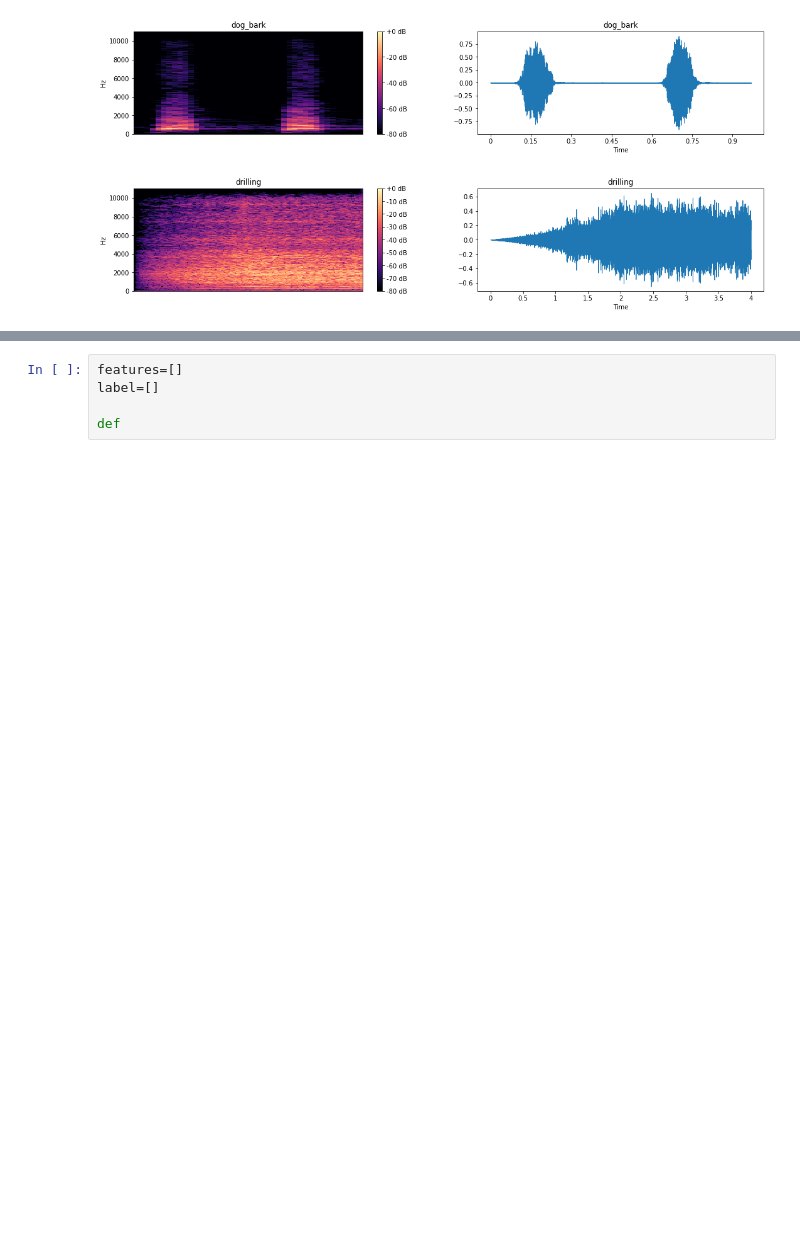
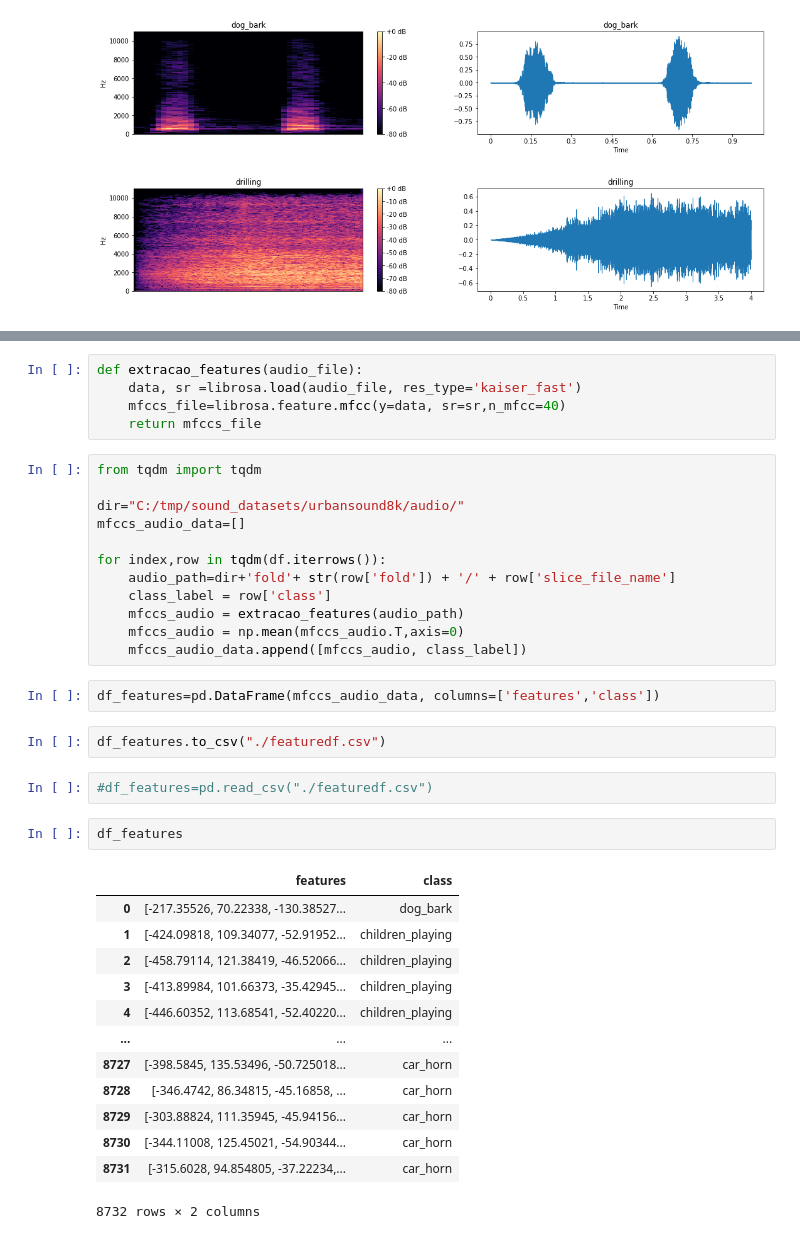
Before and after one commit to iara113/Urban-Sounds---Deep-Learning, a Jupyter notebook: UrbanSound.ipynb, the cells around one changed output, grey strips where cells are left out. Drawn from its saved outputs; the diff is of its cells as text; blank space fills up the shorter version.

```diff
--- a/UrbanSound.ipynb
+++ b/UrbanSound.ipynb
@@ -199,5 +189,39 @@ for i in range(192, 197, 2):
+# %%
+def extracao_features(audio_file):
+    data, sr =librosa.load(audio_file, res_type='kaiser_fast')
+    mfccs_file=librosa.feature.mfcc(y=data, sr=sr,n_mfcc=40)
+    return mfccs_file
+# %%
+from tqdm import tqdm
+
+dir="C:/tmp/sound_datasets/urbansound8k/audio/"
+mfccs_audio_data=[]
+
+for index,row in tqdm(df.iterrows()):
+    audio_path=dir+'fold'+ str(row['fold']) + '/' + row['slice_file_name']
+    class_label = row['class']
+    mfccs_audio = extracao_features(audio_path)
+    mfccs_audio = np.mean(mfccs_audio.T,axis=0)
+    mfccs_audio_data.append([mfccs_audio, class_label])
+# %%
+df_features=pd.DataFrame(mfccs_audio_data, columns=['features','class'])
+# %%
+df_features.to_csv("./featuredf.csv")
+# %%
+#df_features=pd.read_csv("./featuredf.csv")
 # %%
-features=[]
-label=[]
-
-def
+df_features
+# %% [output]
+|  | features | class |
+| 0 | [-217.35526, 70.22338, -130.38527... | dog_bark |
+| 1 | [-424.09818, 109.34077, -52.91952... | children_playing |
+| 2 | [-458.79114, 121.38419, -46.52066... | children_playing |
+| 3 | [-413.89984, 101.66373, -35.42945... | children_playing |
+| 4 | [-446.60352, 113.68541, -52.40220... | children_playing |
+| ... | ... | ... |
+| 8727 | [-398.5845, 135.53496, -50.725018... | car_horn |
+| 8728 | [-346.4742, 86.34815, -45.16858, ... | car_horn |
+| 8729 | [-303.88824, 111.35945, -45.94156... | car_horn |
+| 8730 | [-344.11008, 125.45021, -54.90344... | car_horn |
+| 8731 | [-315.6028, 94.854805, -37.22234,... | car_horn |
+8732 rows × 2 columns
```
Also changed, not shown: parts of 12 cells of this notebook.
